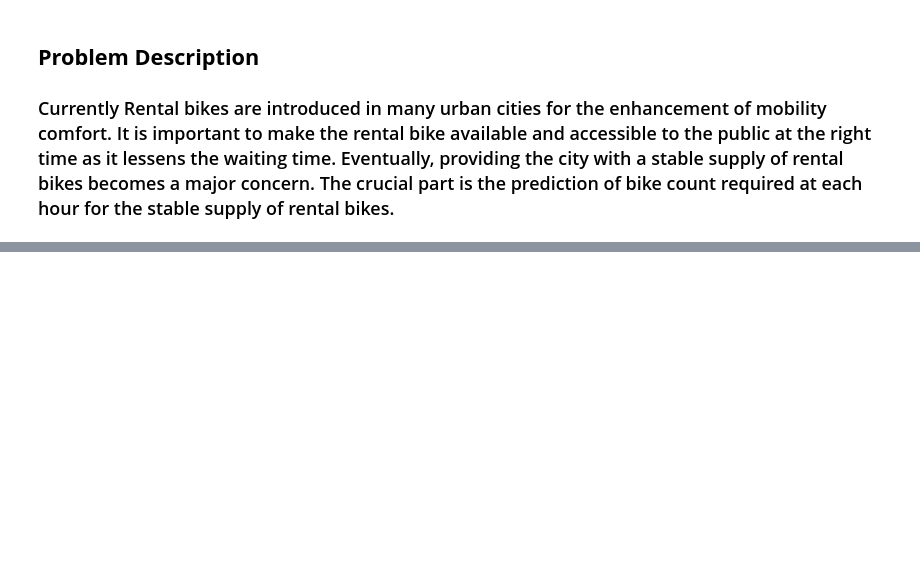
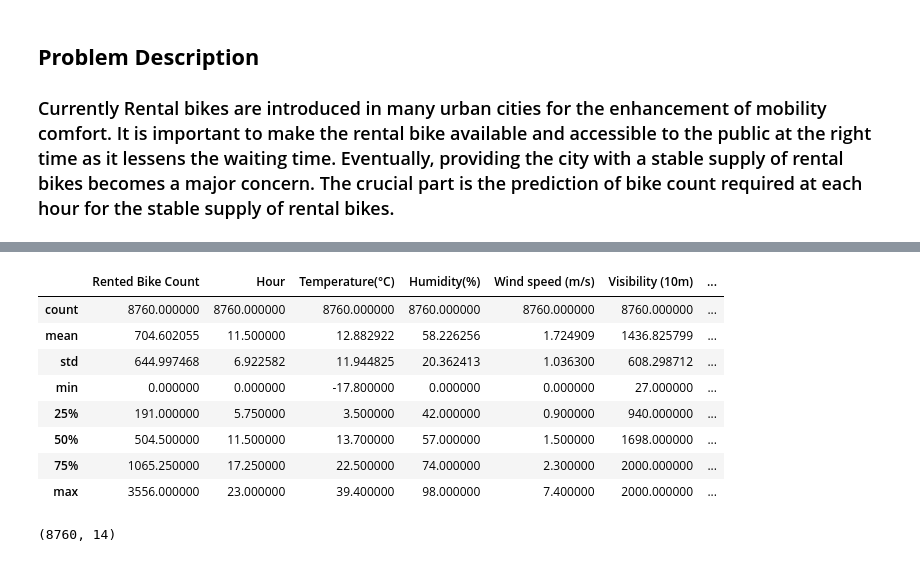
Before and after one commit to PrayagRD/Seoul-Bike-Sharing-Demand-Prediction, a Jupyter notebook: Bike_Sharing_Demand_Prediction_using_ML_Capstone_Project_II.ipynb, the cells around one changed output, grey strips where cells are left out. Cells and saved outputs as stored; diff of their text form; code cells hidden in the pictures; blank space fills up the shorter version.

```diff
--- a/Bike_Sharing_Demand_Prediction_using_ML_Capstone_Project_II.ipynb
+++ b/Bike_Sharing_Demand_Prediction_using_ML_Capstone_Project_II.ipynb
@@ -106,0 +48,4 @@ data.shape
+# %%
+# Loading the dataset
+
+df = pd.read_csv('/content/drive/MyDrive/Supervised ML bike sharing demand Prediction/SeoulBikeData.csv',encoding = 'latin')
@@ -106,0 +108,20 @@ data.shape
+# %%
+# Checking the Statistical info
+
+df.describe()
+# %% [output]
+|  | Rented Bike Count | Hour | Temperature(°C) | Humidity(%) | Wind speed (m/s) | Visibility (10m) | ... |
+| count | 8760.000000 | 8760.000000 | 8760.000000 | 8760.000000 | 8760.000000 | 8760.000000 | ... |
+| mean | 704.602055 | 11.500000 | 12.882922 | 58.226256 | 1.724909 | 1436.825799 | ... |
+| std | 644.997468 | 6.922582 | 11.944825 | 20.362413 | 1.036300 | 608.298712 | ... |
+| min | 0.000000 | 0.000000 | -17.800000 | 0.000000 | 0.000000 | 27.000000 | ... |
+| 25% | 191.000000 | 5.750000 | 3.500000 | 42.000000 | 0.900000 | 940.000000 | ... |
+| 50% | 504.500000 | 11.500000 | 13.700000 | 57.000000 | 1.500000 | 1698.000000 | ... |
+| 75% | 1065.250000 | 17.250000 | 22.500000 | 74.000000 | 2.300000 | 2000.000000 | ... |
+| max | 3556.000000 | 23.000000 | 39.400000 | 98.000000 | 7.400000 | 2000.000000 | ... |
+# %%
+# Check the shape of dataset
+
+df.shape
+# %% [output]
+(8760, 14)
```
Also changed, not shown: parts of 40 cells of this notebook.
